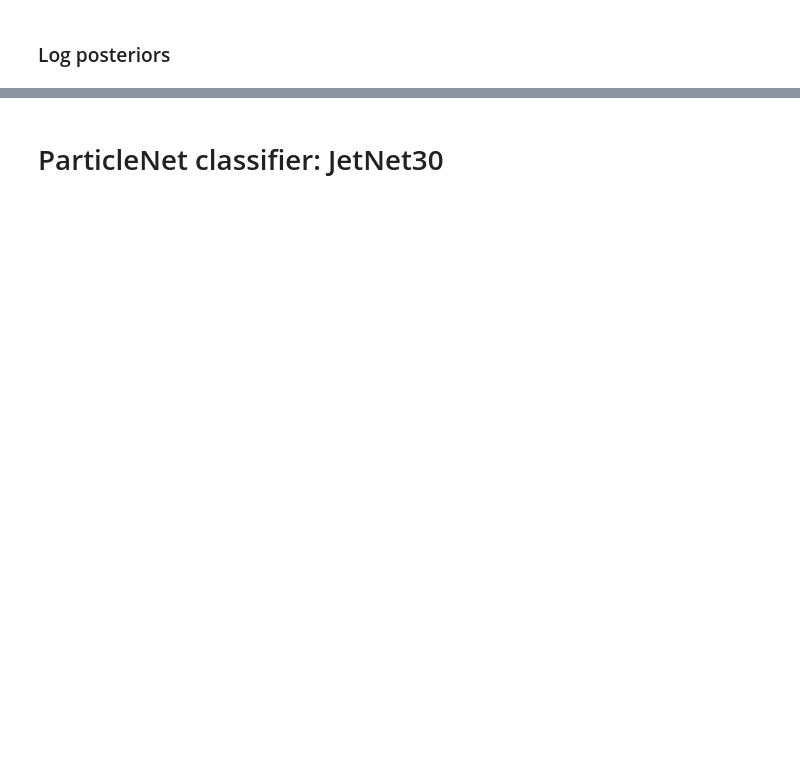
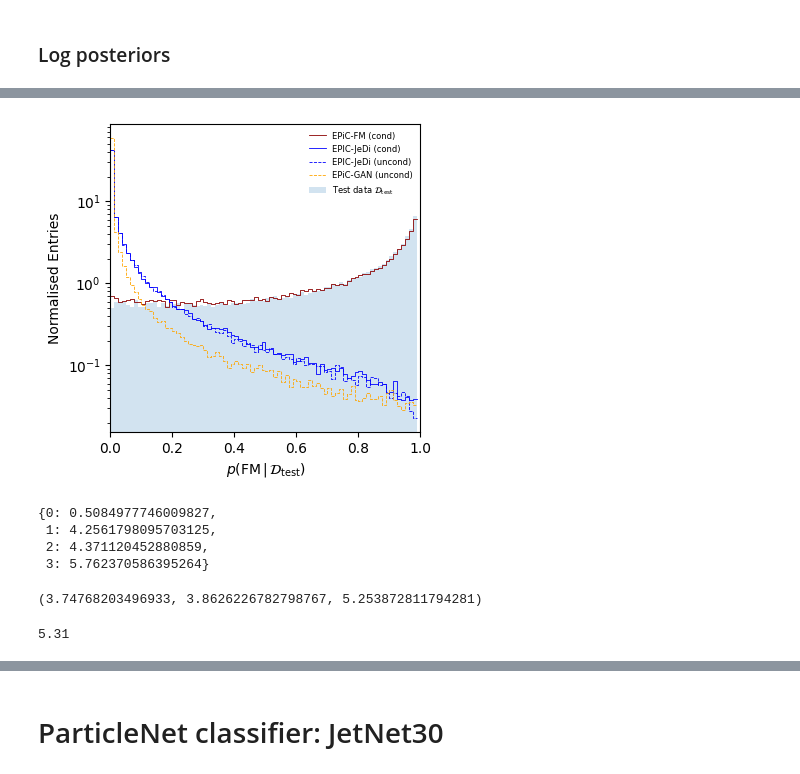
Before and after one commit to dfaroughy/ClassifierMetric, a Jupyter notebook: notebooks/evaluate.ipynb, the cells around one changed output, grey strips where cells are left out. Saved outputs shown, nothing was run; the diff lists cells and outputs as text; code cells hidden in the pictures; blank space fills up the shorter version.

Commit message:
xchecks

```diff
--- a/notebooks/evaluate.ipynb
+++ b/notebooks/evaluate.ipynb
@@ -150,0 +204,8 @@ classifier_150.log_posterior
+# %%
+from ClassifierMetric.models.particlenet import ParticleNet
+from ClassifierMetric.configs.particlenet_config import ParticleNetConfig
+
+classifier_150_xcheck, config_150_xcheck = evaluate_models(dir="ParticleNet.tops.150_2023.09.04_10h00__1",
+                                            Model=ParticleNet,
+                                            Config=ParticleNetConfig,
+                                            device='cuda:1')
@@ -150,0 +233,48 @@ classifier_150.log_posterior
+# %%
+
+
+legend_150 = {0 : 'EPiC-FM (cond)',
+              1 : 'EPIC-JeDi (cond)',
+              2 : 'EPIC-JeDi (uncond)',
+              3 : 'EPiC-GAN (uncond)',
+             -1 : r'Test data $\mathcal{D}_{\rm test}$'} # test data
+
+color_150 = {0 : 'darkred',
+              1 : 'blue',
+              2 : 'blue',
+              3 : 'orange',
+              -1 : None} # test data
+
+plot_class_score(predictions=classifier_150_xcheck.predictions,
+                class_labels=config_150_xcheck.labels,
+                reference='flow_cond',
+                figsize=(4,4),
+                xlabel=r'$p({\rm FM}\,|\,\mathcal{D}_{\rm test})$',
+                xlim=(0.0,1),
+                ylog=True,
+                bins=np.arange(0.0, 1, 0.0125),
+                workdir=config_150_xcheck.workdir,
+                density=True,
+                color=color_150,
+                lw=0.6,
+                legend=legend_150,
+                legend_fontsize=6,
+                legend_loc='upper right')
+# %% [output]
+[figure, added]
+# %%
+nlp = neg_log_posterior(classifier_150_xcheck)
+nlp
+# %% [output]
+{0: 0.5084977746009827,
+ 1: 4.2561798095703125,
+ 2: 4.371120452880859,
+ 3: 5.762370586395264}
+# %%
+nlp[1] - nlp[0], nlp[2] - nlp[0],  nlp[3] - nlp[0]
+# %% [output]
+(3.74768203496933, 3.8626226782798767, 5.253872811794281)
+# %%
+5.72 - 0.41
+# %% [output]
+5.31
```
Also changed, not shown: parts of 21 cells of this notebook, 6 other files.
